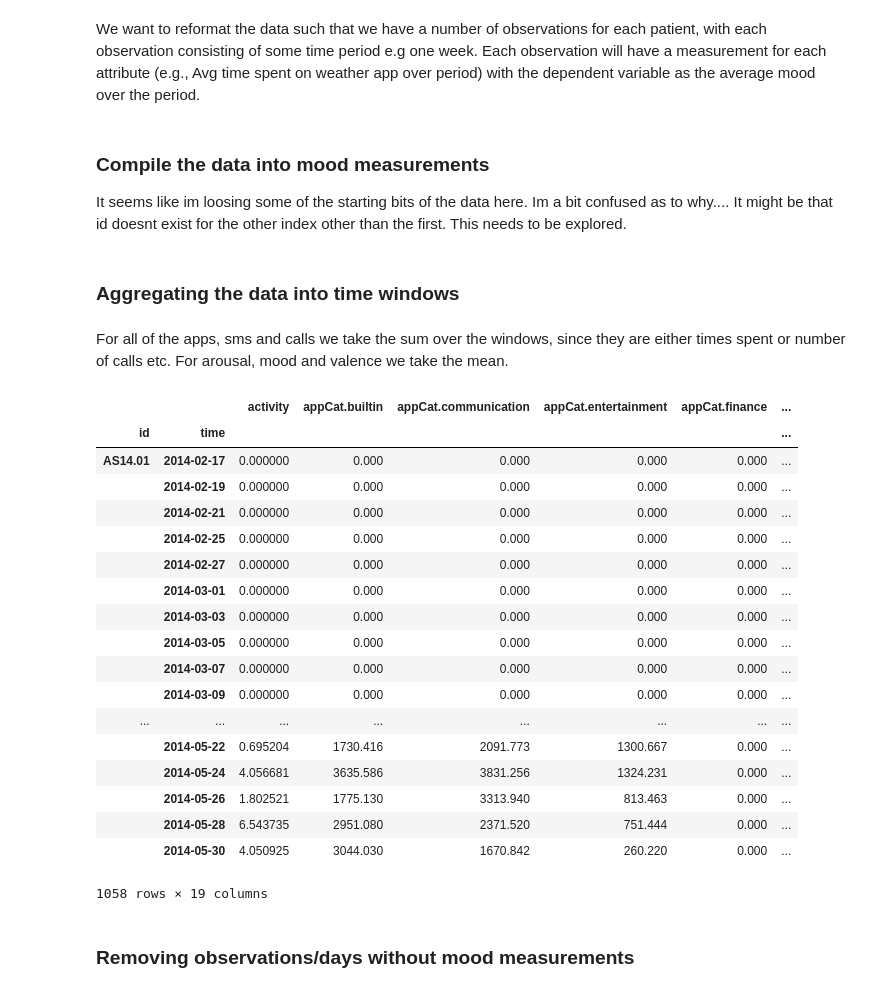
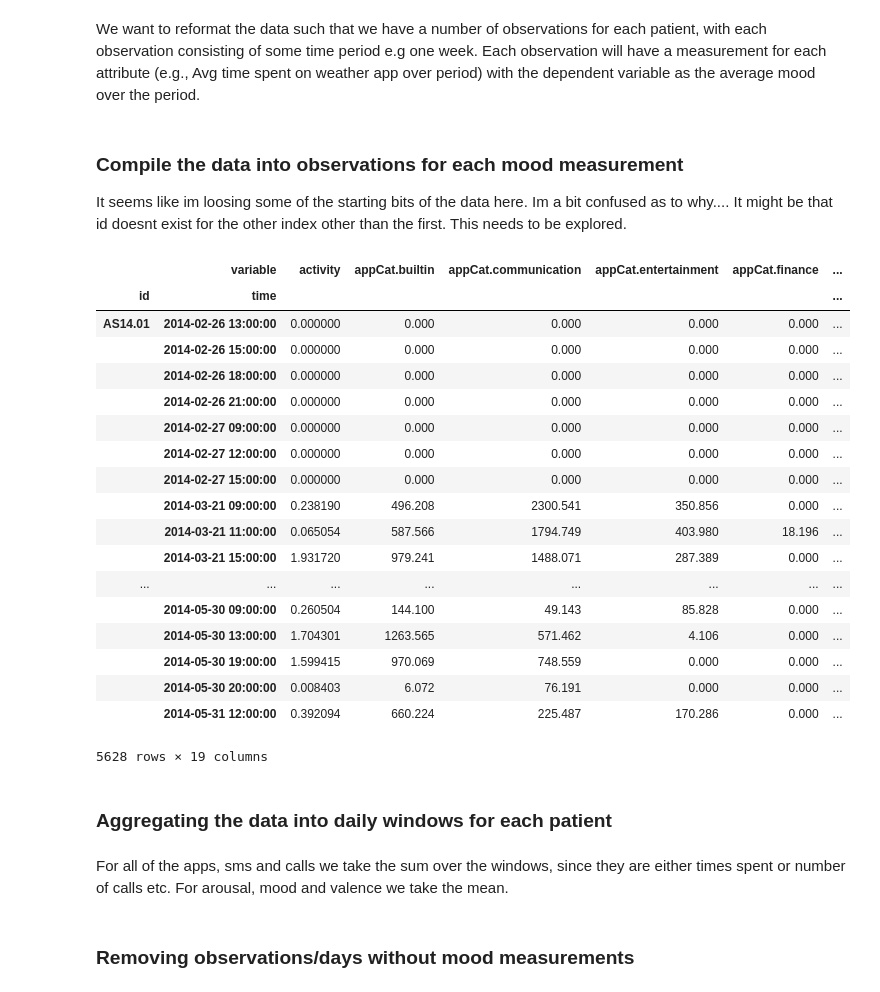
Before and after one commit to jelrae/dataMineAss1, a Jupyter notebook: DMT1_latest.ipynb, the cells around one changed output. Cells and saved outputs as stored; diff of their text form; code cells hidden in the pictures.

```diff
--- a/DMT1_latest.ipynb
+++ b/DMT1_latest.ipynb
@@ -22,57 +22,81 @@ data = data.set_index(['id', 'time'])
 We want to reformat the data such that we have a number of observations for each patient, with each observation consisting of some time period e.g one week. Each observation will have a measurement for each attribute (e.g., Avg time spent on weather app over period) with the dependent variable as the average mood over the period.
 # %%
 #reshaping the dataframe so that each column is a feature, indexed first by patient then time
-data2 = pd.pivot_table(data, index=['id', 'time'], columns='variable', values='value')
+pivoted_table = pd.pivot_table(data, index=['id', 'time'], columns='variable', values='value')
+data2 = pivoted_table
 # %% [markdown]
-### Compile the data into mood measurements
+### Compile the data into observations for each mood measurement
 It seems like im loosing some of the starting bits of the data here.  Im a  bit confused as to why.... It might be that id doesnt exist for the other index other than the first.  This needs to be explored.
 # %%
+import copy
+
 #Make copy of data
-data3 = copy.deepcopy(data2)
+data3 = copy.deepcopy(pivoted_table)
 
 #Setup new frame
 df = pd.DataFrame(columns=data3.columns)
 
-df.insert(0,'date', "")
+df.insert(0,'time', "")
 df.insert(0,'id', "")
 df_lost = copy.deepcopy(df)
 
 prev_id = data3.index[0][0]
 i_prev = 0
 ave_list = ['circumplex.arousal', 'mood', 'circumplex.valence']
 
 tmp = []
 for i in range(0, len(data3)):
     if data3.index[i][0] != prev_id:
         for k in range(i_prev, i):
             tmp.append(data3.index[i_prev][0])
             tmp.append(data3.index[k][1])
             for j in range(0, len(data3.columns)):
                 tmp.append(data3.iloc[k,j])
             #print(len(tmp))
             df_lost.loc[len(df_lost)] = tmp
             tmp = []
         i_prev = i
         prev_id = data3.index[i][0]
     if not pd.isnull(data3['mood'].iloc[i]):
         tmp.append(data3.index[i_prev][0])
         tmp.append(data3.index[i][1])
         for j in range(0, len(data3.columns)):
             if any(data3.columns[j] in s for s in ave_list):
                 tmp.append(data3.iloc[i_prev:i+1,j].mean())
             else:
                 tmp.append(data3.iloc[i_prev:i+1,j].sum())
         df.loc[len(df)] = tmp
         tmp = []
         i_prev = i+1
+
+df = df.set_index(['id', 'time'])
 df
+# %% [output]
+|  | variable | activity | appCat.builtin | appCat.communication | appCat.entertainment | appCat.finance | ... |
+| id | time |  |  |  |  |  | ... |
+| AS14.01 | 2014-02-26 13:00:00 | 0.000000 | 0.000 | 0.000 | 0.000 | 0.000 | ... |
+|  | 2014-02-26 15:00:00 | 0.000000 | 0.000 | 0.000 | 0.000 | 0.000 | ... |
+|  | 2014-02-26 18:00:00 | 0.000000 | 0.000 | 0.000 | 0.000 | 0.000 | ... |
+|  | 2014-02-26 21:00:00 | 0.000000 | 0.000 | 0.000 | 0.000 | 0.000 | ... |
+|  | 2014-02-27 09:00:00 | 0.000000 | 0.000 | 0.000 | 0.000 | 0.000 | ... |
+|  | 2014-02-27 12:00:00 | 0.000000 | 0.000 | 0.000 | 0.000 | 0.000 | ... |
+|  | 2014-02-27 15:00:00 | 0.000000 | 0.000 | 0.000 | 0.000 | 0.000 | ... |
+|  | 2014-03-21 09:00:00 | 0.238190 | 496.208 | 2300.541 | 350.856 | 0.000 | ... |
+|  | 2014-03-21 11:00:00 | 0.065054 | 587.566 | 1794.749 | 403.980 | 18.196 | ... |
+|  | 2014-03-21 15:00:00 | 1.931720 | 979.241 | 1488.071 | 287.389 | 0.000 | ... |
+| ... | ... | ... | ... | ... | ... | ... | ... |
+|  | 2014-05-30 09:00:00 | 0.260504 | 144.100 | 49.143 | 85.828 | 0.000 | ... |
+|  | 2014-05-30 13:00:00 | 1.704301 | 1263.565 | 571.462 | 4.106 | 0.000 | ... |
+|  | 2014-05-30 19:00:00 | 1.599415 | 970.069 | 748.559 | 0.000 | 0.000 | ... |
+|  | 2014-05-30 20:00:00 | 0.008403 | 6.072 | 76.191 | 0.000 | 0.000 | ... |
+|  | 2014-05-31 12:00:00 | 0.392094 | 660.224 | 225.487 | 170.286 | 0.000 | ... |
+5628 rows × 19 columns
 # %% [markdown]
-### Aggregating the data into time windows
+### Aggregating the data into daily windows for each patient
 # %% [markdown]
 For all of the apps, sms and calls we take the sum over the windows, since they are either times spent or number of calls etc. For arousal, mood and valence we take the mean.
 # %%
 #This is currently grouping observations into 2 day windows, can make a decision on this later
-
 data2 = data2.astype(float)
 data2 = data2.groupby([pd.Grouper(level='id'), pd.Grouper(freq='2D', level='time')
                              ]).agg({'activity': 'sum', 'appCat.builtin':'sum',
@@ -82,28 +106,6 @@ data2 = data2.groupby([pd.Grouper(level='id'), pd.Grouper(freq='2D', level='time
                                                            'appCat.unknown':'sum', 'appCat.utilities':'sum', 'appCat.weather':'sum',
                                                            'call':'sum', 'screen':'sum', 'sms':'sum','circumplex.valence':'mean',
                                                            'circumplex.arousal':'mean', 'mood':'mean'})
-
-data2
-# %% [output]
-|  |  | activity | appCat.builtin | appCat.communication | appCat.entertainment | appCat.finance | ... |
-| id | time |  |  |  |  |  | ... |
-| AS14.01 | 2014-02-17 | 0.000000 | 0.000 | 0.000 | 0.000 | 0.000 | ... |
-|  | 2014-02-19 | 0.000000 | 0.000 | 0.000 | 0.000 | 0.000 | ... |
-|  | 2014-02-21 | 0.000000 | 0.000 | 0.000 | 0.000 | 0.000 | ... |
-|  | 2014-02-25 | 0.000000 | 0.000 | 0.000 | 0.000 | 0.000 | ... |
-|  | 2014-02-27 | 0.000000 | 0.000 | 0.000 | 0.000 | 0.000 | ... |
-|  | 2014-03-01 | 0.000000 | 0.000 | 0.000 | 0.000 | 0.000 | ... |
-|  | 2014-03-03 | 0.000000 | 0.000 | 0.000 | 0.000 | 0.000 | ... |
-|  | 2014-03-05 | 0.000000 | 0.000 | 0.000 | 0.000 | 0.000 | ... |
-|  | 2014-03-07 | 0.000000 | 0.000 | 0.000 | 0.000 | 0.000 | ... |
-|  | 2014-03-09 | 0.000000 | 0.000 | 0.000 | 0.000 | 0.000 | ... |
-| ... | ... | ... | ... | ... | ... | ... | ... |
-|  | 2014-05-22 | 0.695204 | 1730.416 | 2091.773 | 1300.667 | 0.000 | ... |
-|  | 2014-05-24 | 4.056681 | 3635.586 | 3831.256 | 1324.231 | 0.000 | ... |
-|  | 2014-05-26 | 1.802521 | 1775.130 | 3313.940 | 813.463 | 0.000 | ... |
-|  | 2014-05-28 | 6.543735 | 2951.080 | 2371.520 | 751.444 | 0.000 | ... |
-|  | 2014-05-30 | 4.050925 | 3044.030 | 1670.842 | 260.220 | 0.000 | ... |
-1058 rows × 19 columns
 # %% [markdown]
 ### Removing observations/days without mood measurements
 # %%
```
Also changed, not shown: parts of 59 cells of this notebook.
